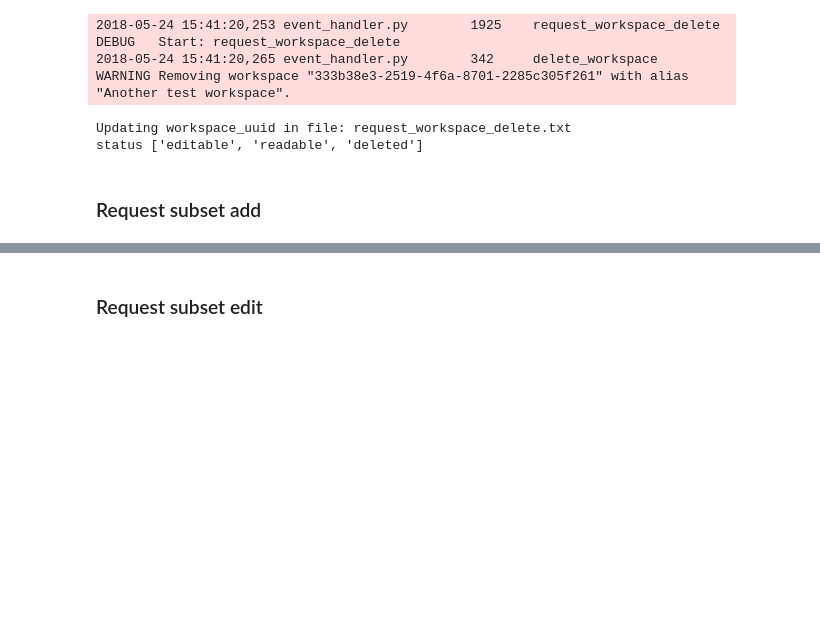
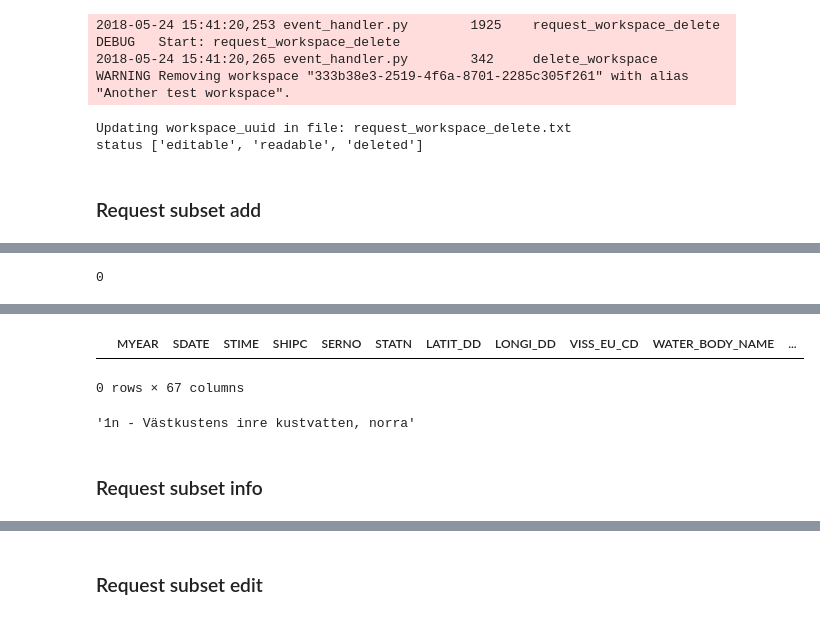
Before and after one commit to ekostat/ekostat_calculator, a Jupyter notebook: notebooks/mw_requests.ipynb, the cells around one changed output, grey strips where cells are left out. Drawn from its saved outputs; the diff is of its cells as text; code cells hidden in the pictures; blank space fills up the shorter version.

```diff
--- a/notebooks/mw_requests.ipynb
+++ b/notebooks/mw_requests.ipynb
@@ -708,0 +988,7 @@ No data selected to be loaded!
+# %%
+len(df)
+# %% [output]
+0
+# %%
+w.get_filtered_data(step=1, subset='a15e6f23-5f78-4e78-b3fa-d9cc14e88f93')
+# %% [output]
@@ -708,0 +996,8 @@ No data selected to be loaded!
+|  | MYEAR | SDATE | STIME | SHIPC | SERNO | STATN | LATIT_DD | LONGI_DD | VISS_EU_CD | WATER_BODY_NAME | ... |
+0 rows × 67 columns
+# %%
+ekos.mapping_objects['water_body'].get_display_name(type_area='1n')
+# %% [output]
+'1n - Västkustens inre kustvatten, norra'
+# %% [markdown]
+### Request subset info
```
Also changed, not shown: parts of 62 cells of this notebook, 35 other files.
